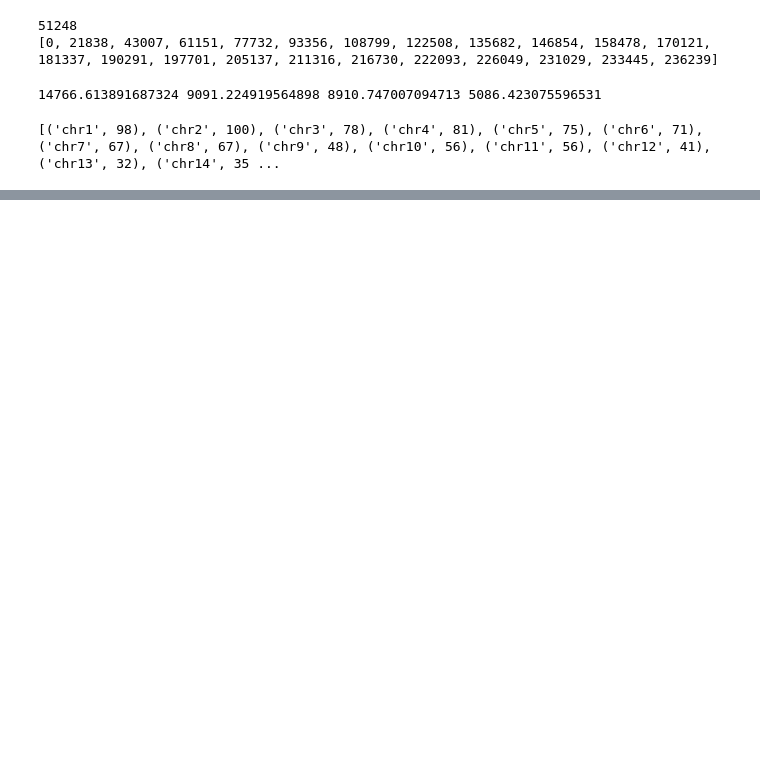
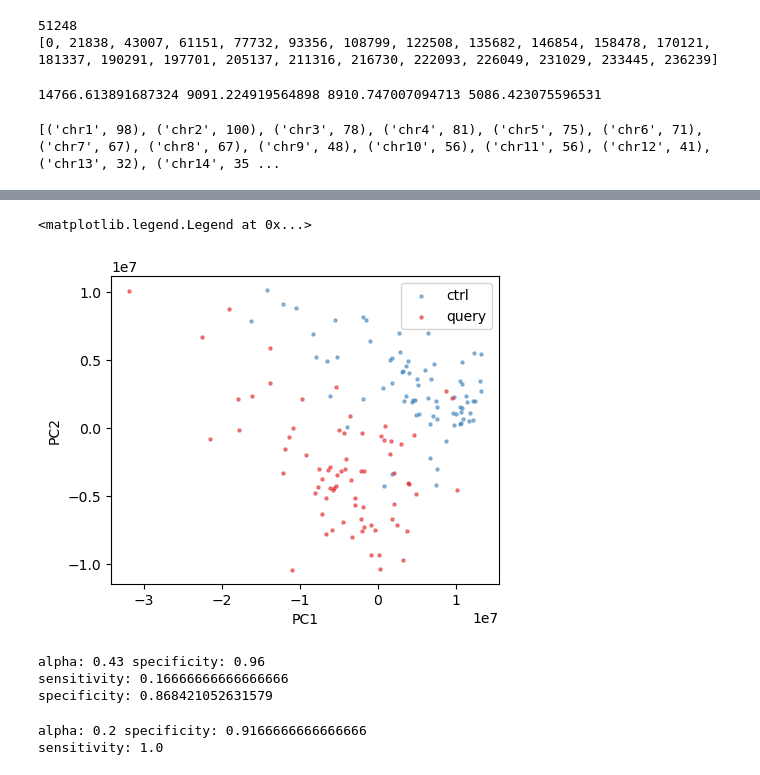
Before and after one commit to deepomicslab/Genome-wide-coverage-profiling, a Jupyter notebook: segment_convergence_outlier_detection.ipynb, the cells around one changed output, grey strips where cells are left out. Saved outputs shown, nothing was run; the diff lists cells and outputs as text; code cells hidden in the pictures; blank space fills up the shorter version.

```diff
--- a/segment_convergence_outlier_detection.ipynb
+++ b/segment_convergence_outlier_detection.ipynb
@@ -520,0 +299,36 @@ print(batch1.shape[1],batch2.shape[1],batch3.shape[1],batch4.shape[1],batch5.sha
+# %%
+fig, axs = plt.subplots(ncols=1, figsize=(5, 4))
+pca = PCA(n_components=2)
+X = hstack((rega7080_ctrl,rctrl29s,rega5343_ctrl,rctdna36s,rctrl38s)).T
+X_r = pca.fit_transform(X)
+y = array([0]*75+[1]*74)
+target_names = ['ctrl','query']
+colors = sns.color_palette("Set1", 2)[::-1]
+for color, i, target_name in zip(colors, [0, 1], target_names):
+    axs.scatter(X_r[y == i, 0], X_r[y == i, 1], color=color, alpha=.5, s=5, label=target_name)
+axs.set_xlabel('PC1');axs.set_ylabel('PC2');axs.legend()
+# %% [output]
+<matplotlib.legend.Legend at 0x...>
+[figure, added]
+# %%
+# unmatched task
+# PCA plot shows fewer overlap between ctrl set and the query set, use a larger specificity constraint (0.95)
+alpha = Calculate_alpha(hstack((rega7080_ctrl,rctrl29s,rega5343_ctrl)),spe=0.95,support_fraction=0.7)
+predY = ensemble_clf(hstack((rctdna36s,rctrl38s)),hstack((rega7080_ctrl,rctrl29s,rega5343_ctrl)),alpha=alpha,support_fraction=0.7,return_raw=False)
+sens,spec = evaluate_performance(predY,[1]*36+[0]*38)
+print('sensitivity:',sens)
+print('specificity:',spec)
+# %% [output]
+alpha: 0.43 specificity: 0.96
+sensitivity: 0.16666666666666666
+specificity: 0.868421052631579
+# %%
+# matched task
+alpha = Calculate_alpha(rega5343_ctrl,spe=0.9,support_fraction=0.9)
+#alpha = 0.17
+predY = ensemble_clf(rega5343_prostate,rega5343_ctrl,alpha=alpha,support_fraction=0.9,return_raw=False)
+sens,spec = evaluate_performance(predY,[1]*4)
+print('sensitivity:',sens)
+# %% [output]
+alpha: 0.2 specificity: 0.9166666666666666
+sensitivity: 1.0
```
Also changed, not shown: parts of 41 cells of this notebook, 1 other file.
